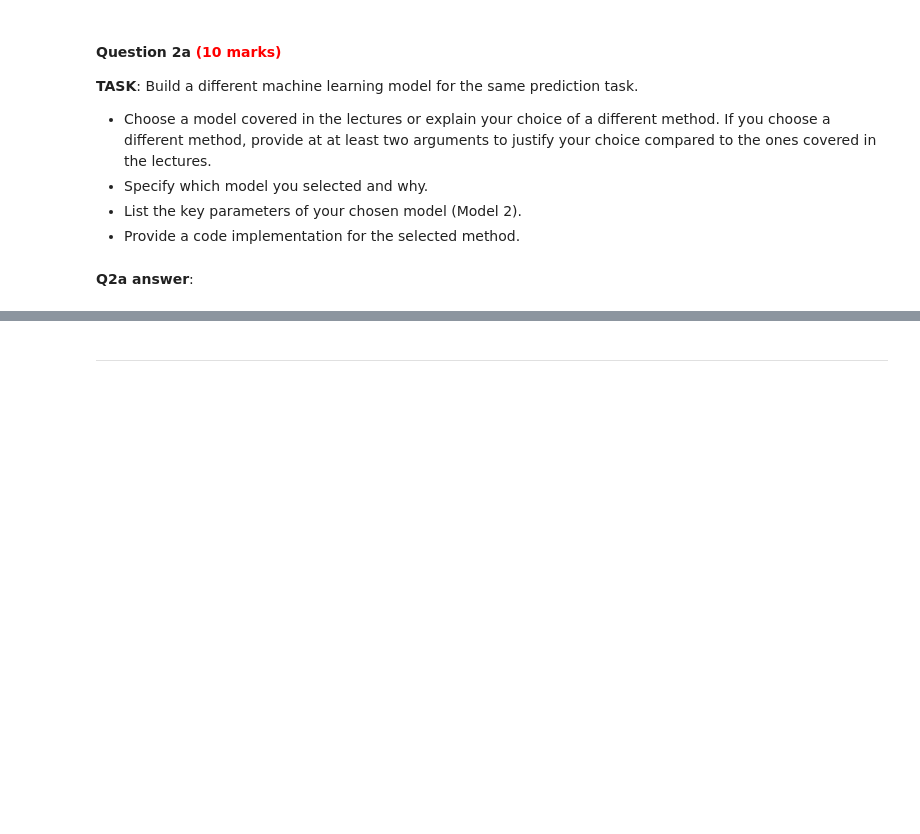
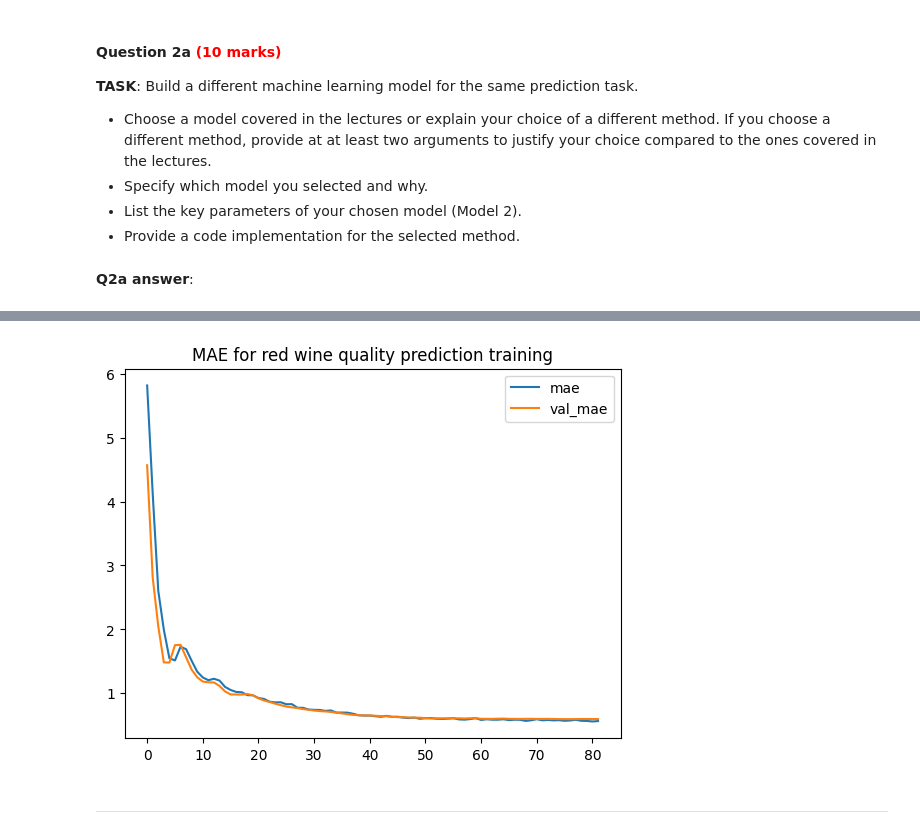
Before and after one commit to Littleguygabe/Python-Backup, a Jupyter notebook: comp1008/cwk/202425_COMP1008_cw_psygb6.ipynb, the cells around one changed output, grey strips where cells are left out. Drawn from its saved outputs; the diff is of its cells as text; code cells hidden in the pictures; blank space fills up the shorter version.

```diff
--- a/comp1008/cwk/202425_COMP1008_cw_psygb6.ipynb
+++ b/comp1008/cwk/202425_COMP1008_cw_psygb6.ipynb
@@ -772,0 +697,83 @@ See the caveats in the documentation: https://pandas.pydata.org/pandas-docs/stab
+# %%
+import pandas as pd
+import numpy as np
+from sklearn.model_selection import train_test_split
+from tensorflow import keras
+from keras import Sequential,layers
+from sklearn.preprocessing import StandardScaler
+from tensorflow.keras.utils import to_categorical
+import matplotlib.pyplot as plt
+
+def createModel():
+    model = Sequential([
+        layers.Input(shape=(11,)),
+        layers.Dense(32,activation='relu'),
+
+        layers.Dense(64,activation='relu'),
+        layers.Dropout(rate=0.1),
+
+        layers.Dense(32,activation='relu'),
+
+        layers.Dense(1,activation='linear')
+    ])
+
+    return model
+
+def trainNeuralNetwork(trainingDataFrame):
+    model = createModel()
+    optimiser = keras.optimizers.Adam(learning_rate=0.01)
+    scaler = StandardScaler()
+
+    model.compile(
+        optimizer=optimiser,
+        loss='mse',
+        metrics=['mae']
+    )
+
+    earlyStopping = keras.callbacks.EarlyStopping(
+        monitor='val_mae',
+        patience = 20,
+        min_delta = 0.01,
+        restore_best_weights = True
+    )
+
+    reduceLearningRate = keras.callbacks.ReduceLROnPlateau(
+        monitor = 'val_mae',
+        factor=0.5,
+        patience = 5,
+        min_lr = 1e-6
+    )
+
+    checkPointCallback = keras.callbacks.ModelCheckpoint(
+        'model_checkpoint.keras',
+        save_best_only = True,
+        monitor = 'val_mae',
+        mode = 'min',
+    )
+
+    trainingDataFrame = trainingDataFrame.dropna()
+    X = trainingDataFrame.drop(columns=['quality']).values
+    y = trainingDataFrame['quality'].values
+
+    Xtrain,Xtest,ytrain,ytest = train_test_split(X,y,test_size=0.3,random_state=42)
+
+    Xtrain = scaler.fit_transform(Xtrain)
+    Xtest = scaler.transform(Xtest)
+
+    history = model.fit(
+        Xtrain,ytrain,
+        validation_data=(Xtest,ytest),
+        batch_size=512,
+        epochs = 128,
+        callbacks=[earlyStopping,reduceLearningRate,checkPointCallback],
+    )
+
+    historydf = pd.DataFrame(history.history)
+    historydf.loc[:,['mae','val_mae']].plot(title = 'MAE for red wine quality prediction training')
+    plt.show()
+
+
+if __name__ == '__main__':
+    trainingDataFrame = pd.read_csv('winequality-red.csv')
+    trainNeuralNetwork(trainingDataFrame)
+# %% [output]
@@ -773,3 +797,4 @@ See the caveats in the documentation: https://pandas.pydata.org/pandas-docs/stab
+[figure, added]
 # %% [markdown]
 ---
 # %% [markdown]
```
Also changed, not shown: parts of 3 cells of this notebook, 1 other file.
